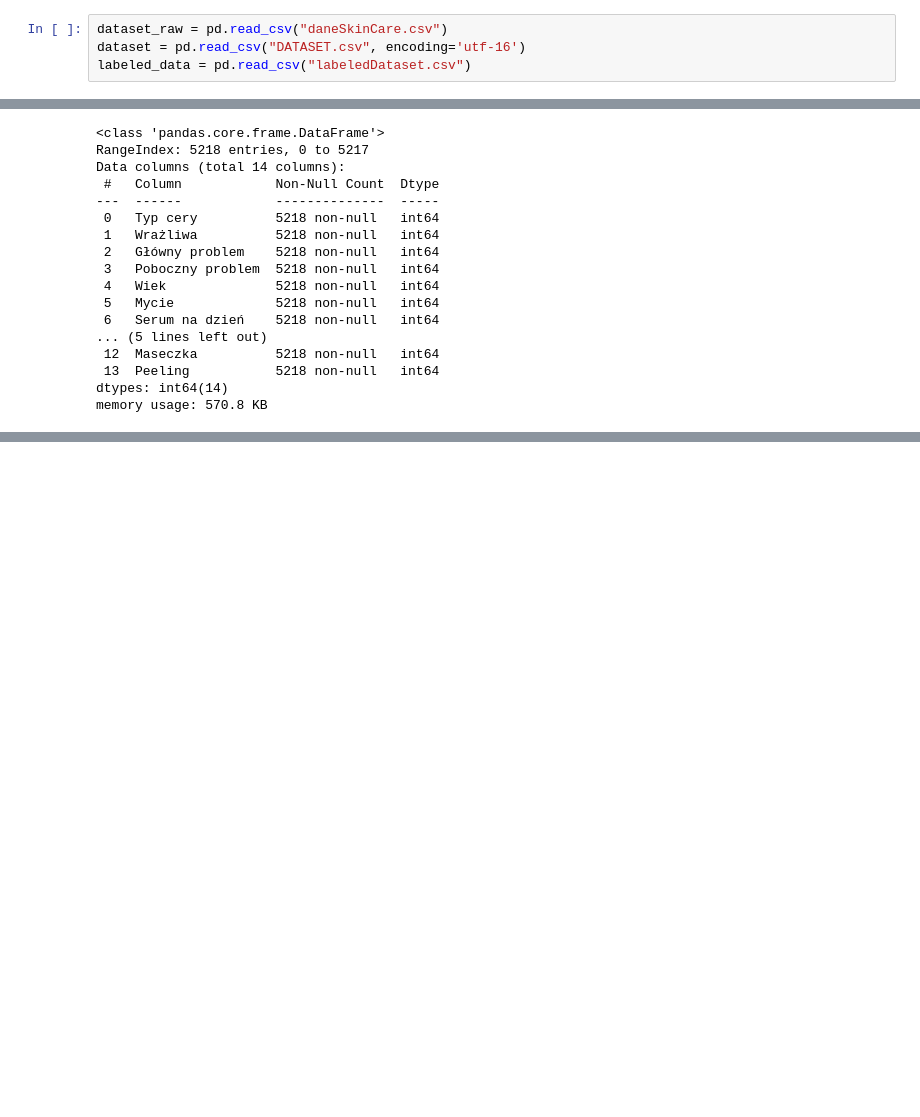
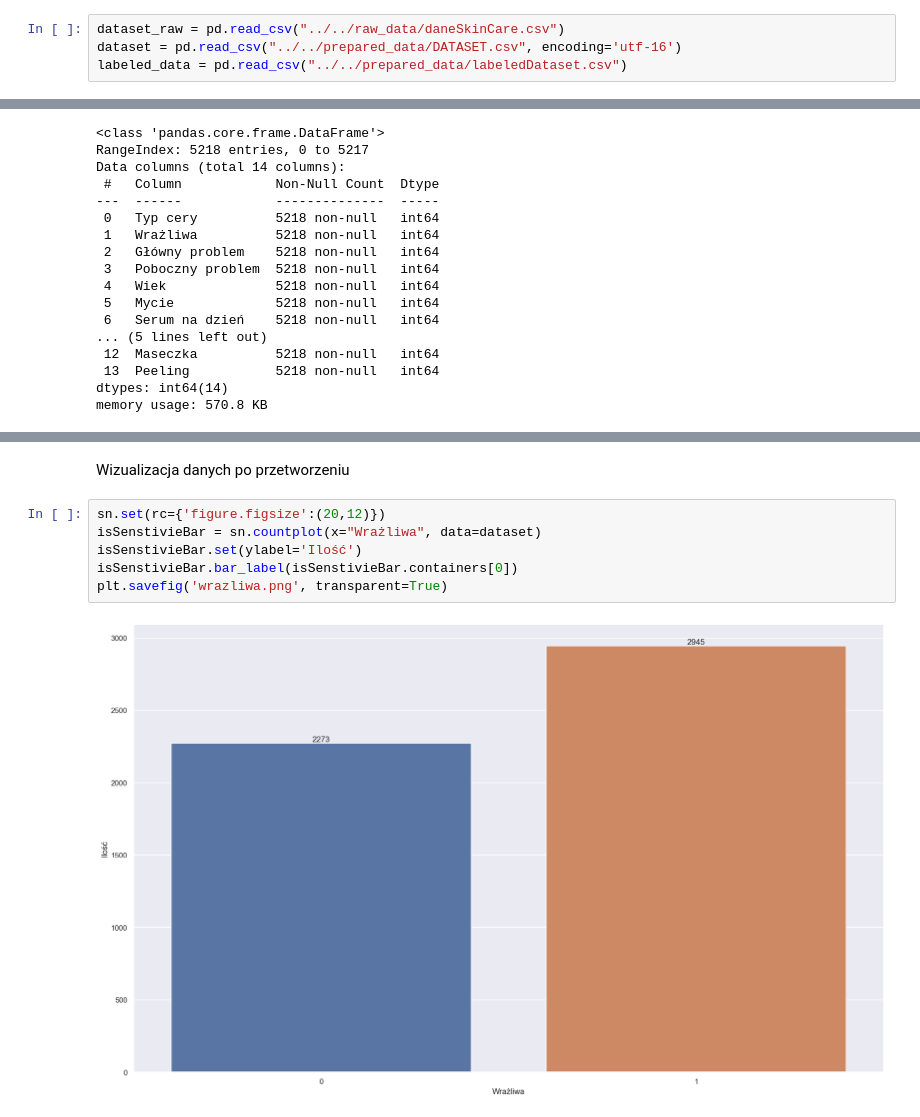
Before and after one commit to suzejka/skinCare, a Jupyter notebook: files_for_documentation/notebooks/Analiza_danych.ipynb, the cells around one changed output, grey strips where cells are left out. Drawn from its saved outputs; the diff is of its cells as text; blank space fills up the shorter version.

```diff
--- a/files_for_documentation/notebooks/Analiza_danych.ipynb
+++ b/files_for_documentation/notebooks/Analiza_danych.ipynb
@@ -3,7 +6,7 @@ import pandas as pd
 # %%
-dataset_raw = pd.read_csv("daneSkinCare.csv")
-dataset = pd.read_csv("DATASET.csv", encoding='utf-16')
-labeled_data = pd.read_csv("labeledDataset.csv")
+dataset_raw = pd.read_csv("../../raw_data/daneSkinCare.csv")
+dataset = pd.read_csv("../../prepared_data/DATASET.csv", encoding='utf-16')
+labeled_data = pd.read_csv("../../prepared_data/labeledDataset.csv")
 # %%
 dataset_raw.head(3)
 # %% [output]
@@ -98,0 +109,10 @@ dtype: int64
+# %% [markdown]
+Wizualizacja danych po przetworzeniu
+# %%
+sn.set(rc={'figure.figsize':(20,12)})
+isSenstivieBar = sn.countplot(x="Wrażliwa", data=dataset)
+isSenstivieBar.set(ylabel='Ilość')
+isSenstivieBar.bar_label(isSenstivieBar.containers[0])
+plt.savefig('wrazliwa.png', transparent=True)
+# %% [output]
+[figure, added]
```
Also changed, not shown: parts of 8 cells of this notebook, 3 other files.
